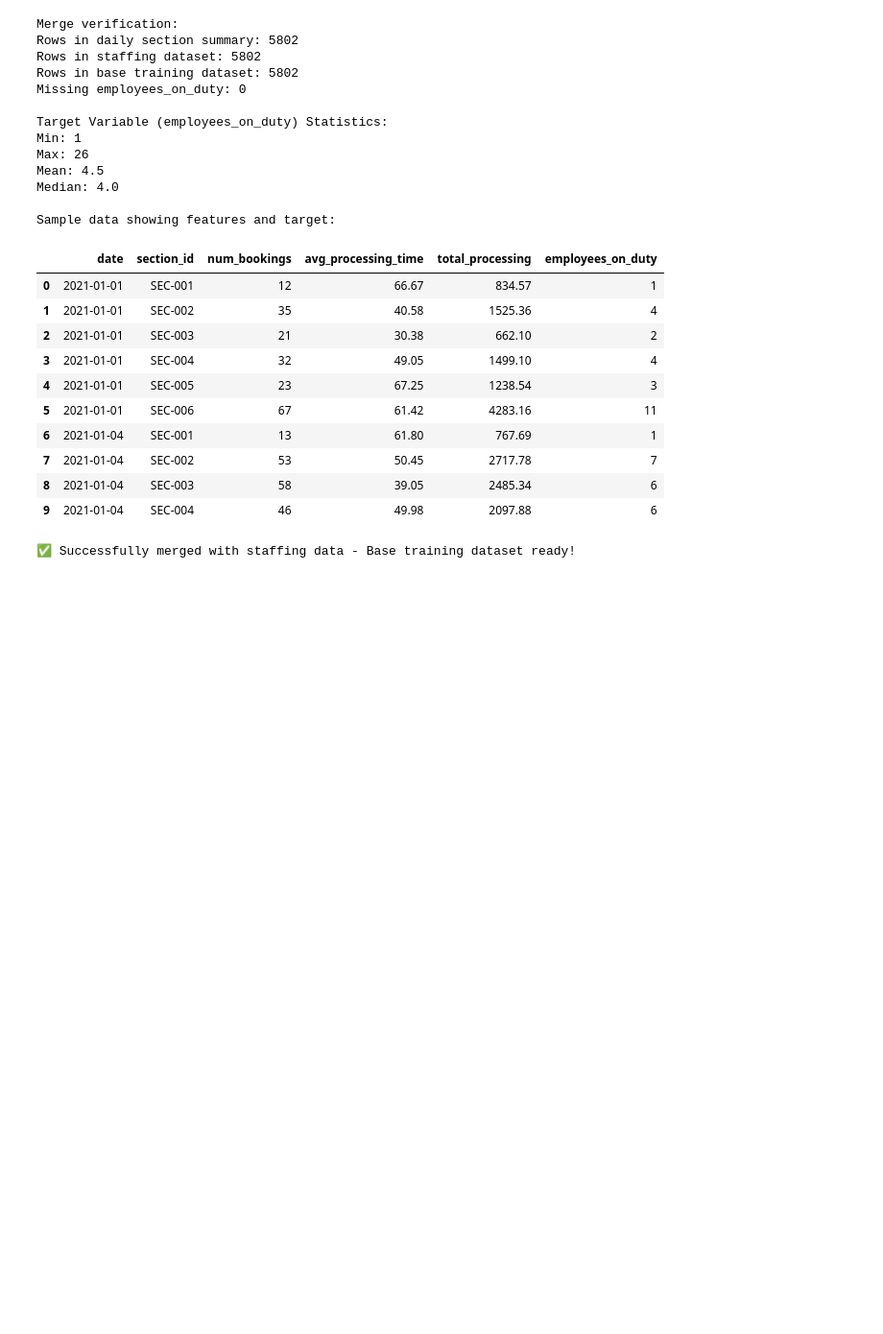
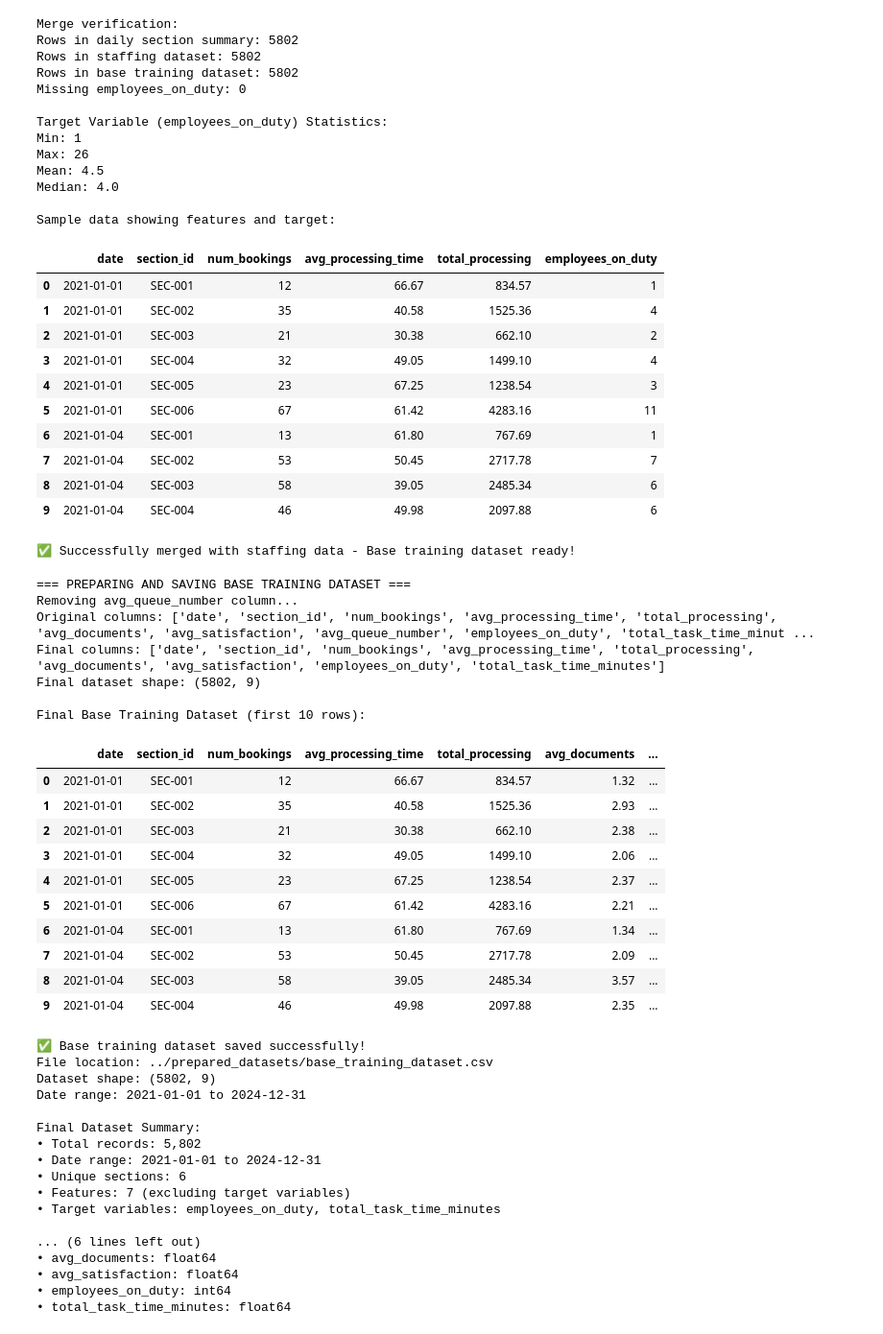
Before and after one commit to BeatBard/Futurestack_datathon, a Jupyter notebook: Task 2/notebooks/dataset_prep.ipynb, the cells around one changed output. Shown at 96% size. Drawn from its saved outputs; the diff is of its cells as text; code cells hidden in the pictures; blank space fills up the shorter version.

```diff
--- a/Task 2/notebooks/dataset_prep.ipynb
+++ b/Task 2/notebooks/dataset_prep.ipynb
@@ -1078,3 +1078,81 @@ Sample data showing features and target:
 | 8 | 2021-01-04 | SEC-003 | 58 | 39.05 | 2485.34 | 6 |
 | 9 | 2021-01-04 | SEC-004 | 46 | 49.98 | 2097.88 | 6 |
 ✅ Successfully merged with staffing data - Base training dataset ready!
+# %%
+# Cell 11: Remove avg_queue_number and Save Base Training Dataset
+print("=== PREPARING AND SAVING BASE TRAINING DATASET ===")
+
+# Remove avg_queue_number column from the dataset
+print("Removing avg_queue_number column...")
+base_training_final = base_training_dataset.drop('avg_queue_number', axis=1)
+
+print(f"Original columns: {list(base_training_dataset.columns)}")
+print(f"Final columns: {list(base_training_final.columns)}")
+print(f"Final dataset shape: {base_training_final.shape}")
+
+# Display final dataset structure
+print("\nFinal Base Training Dataset (first 10 rows):")
+display(base_training_final.head(10))
+
+# Create the prepared_datasets directory if it doesn't exist
+import os
+prepared_datasets_dir = '../prepared_datasets'
+os.makedirs(prepared_datasets_dir, exist_ok=True)
+
+# Save the base training dataset
+output_file = '../prepared_datasets/base_training_dataset.csv'
+base_training_final.to_csv(output_file, index=False)
+
+print(f"\n✅ Base training dataset saved successfully!")
+print(f"File location: {output_file}")
+print(f"Dataset shape: {base_training_final.shape}")
+print(f"Date range: {base_training_final['date'].min()} to {base_training_final['date'].max()}")
+
+# Show final dataset summary
+print(f"\nFinal Dataset Summary:")
+print(f"• Total records: {len(base_training_final):,}")
+print(f"• Date range: {base_training_final['date'].min()} to {base_training_final['date'].max()}")
+print(f"• Unique sections: {base_training_final['section_id'].nunique()}")
+print(f"• Features: {len(base_training_final.columns) - 2} (excluding target variables)")
+print(f"• Target variables: employees_on_duty, total_task_time_minutes")
+
+# Show column types
+print(f"\nColumn Information:")
+for col in base_training_final.columns:
+    print(f"• {col}: {base_training_final[col].dtype}")
+# %% [output]
+=== PREPARING AND SAVING BASE TRAINING DATASET ===
+Removing avg_queue_number column...
+Original columns: ['date', 'section_id', 'num_bookings', 'avg_processing_time', 'total_processing', 'avg_documents', 'avg_satisfaction', 'avg_queue_number', 'employees_on_duty', 'total_task_time_minut ...
+Final columns: ['date', 'section_id', 'num_bookings', 'avg_processing_time', 'total_processing', 'avg_documents', 'avg_satisfaction', 'employees_on_duty', 'total_task_time_minutes']
+Final dataset shape: (5802, 9)
+
+Final Base Training Dataset (first 10 rows):
+|  | date | section_id | num_bookings | avg_processing_time | total_processing | avg_documents | ... |
+| 0 | 2021-01-01 | SEC-001 | 12 | 66.67 | 834.57 | 1.32 | ... |
+| 1 | 2021-01-01 | SEC-002 | 35 | 40.58 | 1525.36 | 2.93 | ... |
+| 2 | 2021-01-01 | SEC-003 | 21 | 30.38 | 662.10 | 2.38 | ... |
+| 3 | 2021-01-01 | SEC-004 | 32 | 49.05 | 1499.10 | 2.06 | ... |
+| 4 | 2021-01-01 | SEC-005 | 23 | 67.25 | 1238.54 | 2.37 | ... |
+| 5 | 2021-01-01 | SEC-006 | 67 | 61.42 | 4283.16 | 2.21 | ... |
+| 6 | 2021-01-04 | SEC-001 | 13 | 61.80 | 767.69 | 1.34 | ... |
+| 7 | 2021-01-04 | SEC-002 | 53 | 50.45 | 2717.78 | 2.09 | ... |
+| 8 | 2021-01-04 | SEC-003 | 58 | 39.05 | 2485.34 | 3.57 | ... |
+| 9 | 2021-01-04 | SEC-004 | 46 | 49.98 | 2097.88 | 2.35 | ... |
+✅ Base training dataset saved successfully!
+File location: ../prepared_datasets/base_training_dataset.csv
+Dataset shape: (5802, 9)
+Date range: 2021-01-01 to 2024-12-31
+
+Final Dataset Summary:
+• Total records: 5,802
+• Date range: 2021-01-01 to 2024-12-31
+• Unique sections: 6
+• Features: 7 (excluding target variables)
+• Target variables: employees_on_duty, total_task_time_minutes
+
+... (6 lines left out)
+• avg_documents: float64
+• avg_satisfaction: float64
+• employees_on_duty: int64
+• total_task_time_minutes: float64
```
